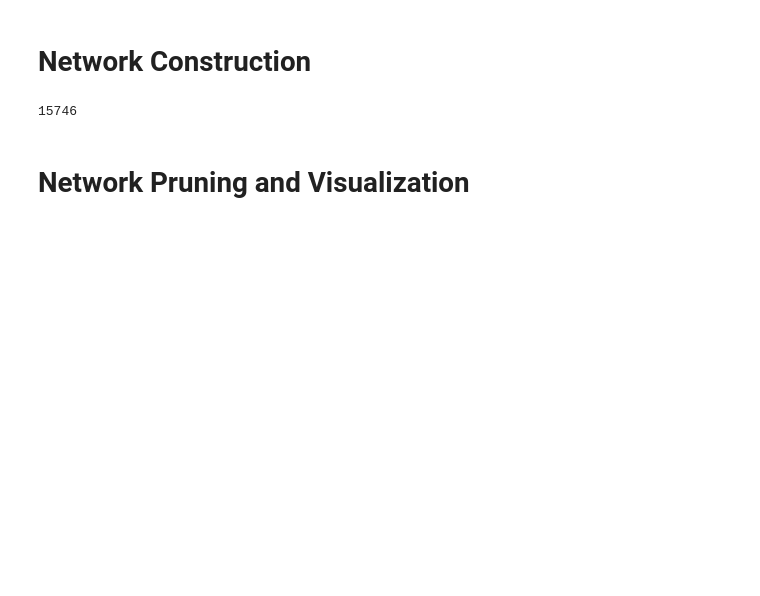
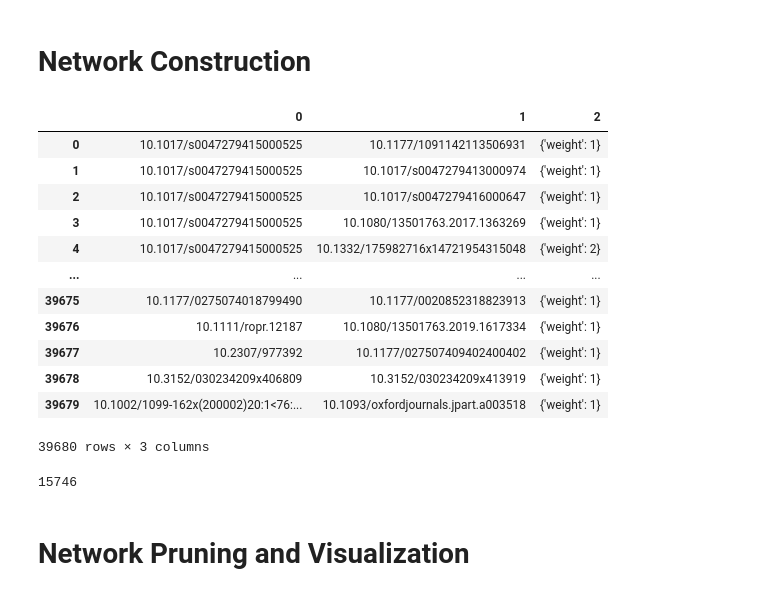
Before and after one commit to ma-ji/css, a Jupyter notebook: exercise/w9_w11.ipynb, the cells around one changed output. Drawn from its saved outputs; the diff is of its cells as text; code cells hidden in the pictures; blank space fills up the shorter version.

```diff
--- a/exercise/w9_w11.ipynb
+++ b/exercise/w9_w11.ipynb
@@ -36,3 +59,19 @@ g_scholarly=nx.projected_graph(g_policy_scholarly, df_policy_has_pa_scholarly.sc
+# %%
+pd.DataFrame(g_scholarly.edges(data=True))
+# %% [output]
+|  | 0 | 1 | 2 |
+| 0 | 10.1017/s0047279415000525 | 10.1177/1091142113506931 | {'weight': 1} |
+| 1 | 10.1017/s0047279415000525 | 10.1017/s0047279413000974 | {'weight': 1} |
+| 2 | 10.1017/s0047279415000525 | 10.1017/s0047279416000647 | {'weight': 1} |
+| 3 | 10.1017/s0047279415000525 | 10.1080/13501763.2017.1363269 | {'weight': 1} |
+| 4 | 10.1017/s0047279415000525 | 10.1332/175982716x14721954315048 | {'weight': 2} |
+| ... | ... | ... | ... |
+| 39675 | 10.1177/0275074018799490 | 10.1177/0020852318823913 | {'weight': 1} |
+| 39676 | 10.1111/ropr.12187 | 10.1080/13501763.2019.1617334 | {'weight': 1} |
+| 39677 | 10.2307/977392 | 10.1177/027507409402400402 | {'weight': 1} |
+| 39678 | 10.3152/030234209x406809 | 10.3152/030234209x413919 | {'weight': 1} |
+| 39679 | 10.1002/1099-162x(200002)20:1<76:... | 10.1093/oxfordjournals.jpart.a003518 | {'weight': 1} |
+39680 rows × 3 columns
 # %%
 # The network contains too many nodes for analysis.
 len(g_scholarly)
```
Also changed, not shown: parts of 12 cells of this notebook, 2 other files.
